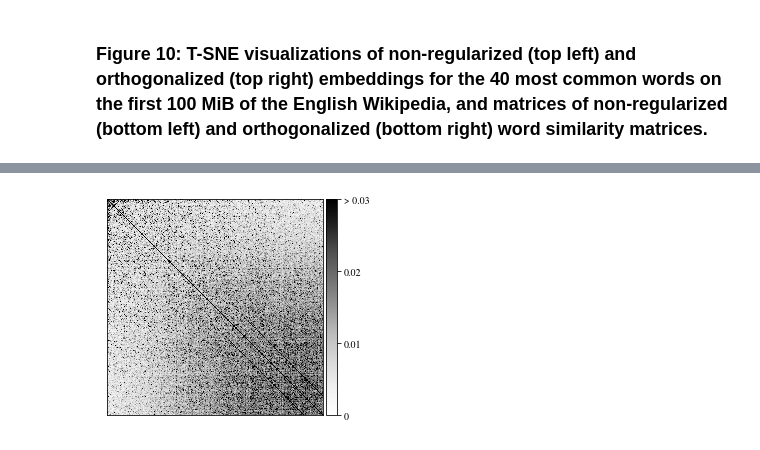
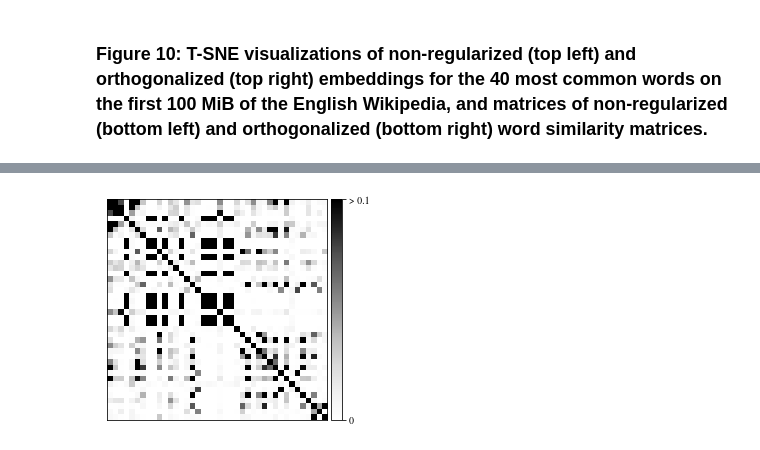
Before and after one commit to MIR-MU/regularized-embeddings, a Jupyter notebook: classification.ipynb, the cells around one changed output, grey strips where cells are left out. Drawn from its saved outputs; the diff is of its cells as text; code cells hidden in the pictures.

Commit message:
Use all data points in figures 5--9, use 40x40 matrix in Figure 1

```diff
--- a/classification.ipynb
+++ b/classification.ipynb
@@ -1081,11 +1088,10 @@ def plot_words(model, sample_size, basename):
 # %%
+from dataset import common_embeddings
+
 num_bits = 32
+model = common_embeddings[num_bits]
 sample_size = 40
 basename = 'figures/embedding-words'
 
-plot_words(
-    model=common_embeddings[num_bits],
-    sample_size=sample_size,
-    basename=basename,
-)
+plot_words(model, sample_size, basename)
 # %% [output]
@@ -1126,16 +1106,30 @@ dense_similarities_dilated = grey_dilation(dense_similarities_dilated, size=(10,
 # %%
+from itertools import product
+
+import numpy as np
 from mpl_toolkits.axes_grid1.axes_divider import make_axes_locatable
 from matplotlib.colors import PowerNorm
 from matplotlib.figure import figaspect
 
+vmax = 0.1
+gamma = 1.0
+
+threshold = 0.0
+exponent = 4
+indices, words = zip(*get_words(model, sample_size))
+
+matrix = np.zeros((sample_size, sample_size))
+for i, j in product(range(sample_size), range(sample_size)):
+    matrix[i, j] = dense_word_similarity(model, words[i], words[j], threshold, exponent)
+
 fig = plt.figure(figsize=figaspect(1.0))
 ax = fig.add_subplot(111)
 im = ax.matshow(
-    dense_similarities_dilated,
+    matrix,
     norm=PowerNorm(
-        gamma=1.0,
+        gamma=gamma,
         vmin=0.0,
-        vmax=0.03,
+        vmax=vmax,
         clip=True,
     ),
     cmap='Greys',
@@ -1152,8 +1146,8 @@ plt.tick_params(
 )
 divider = make_axes_locatable(ax)
 cax = divider.append_axes("right", size="5%", pad=0.05)
-cbar = plt.colorbar(im, cax=cax, ticks=[0.0, 0.01, 0.02, 0.03])
-cbar.ax.set_yticklabels(['0', '0.01', '0.02', '> 0.03'])
+cbar = plt.colorbar(im, cax=cax, ticks=[0.0, vmax])
+cbar.ax.set_yticklabels(['0', '> {}'.format(vmax)])
 plt.tight_layout()
 plt.savefig('figures/embedding-dense_termsim.pdf', dpi=300)
 plt.show()
@@ -1162 +1156 @@ plt.show()
-[figure, old version]
+[figure, new version]
```
Also changed, not shown: parts of 40 cells of this notebook, 1 other file.
